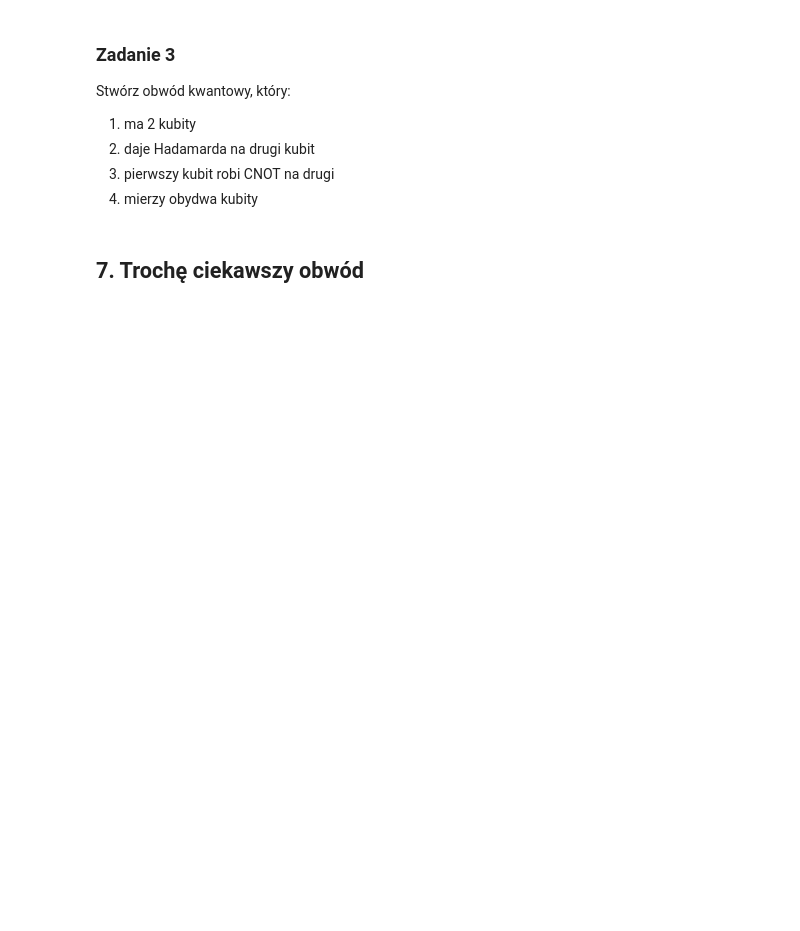
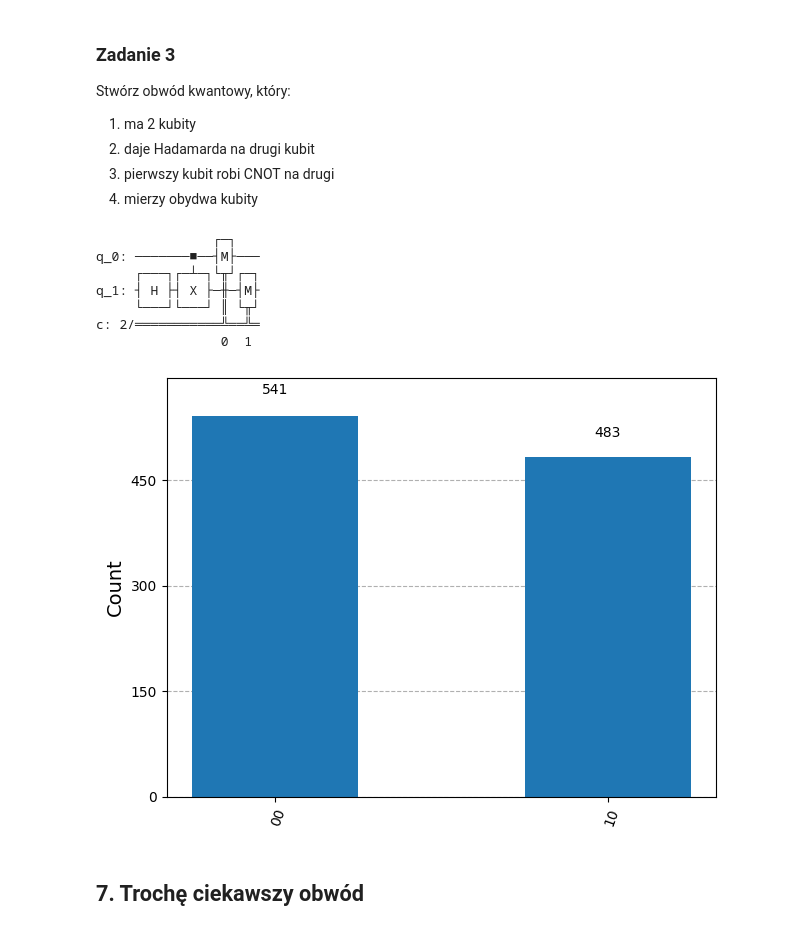
Before and after one commit to T2ooomasz/Masters, a Jupyter notebook: GHOST/GHOST-2.ipynb, the cells around one changed output. Saved outputs shown, nothing was run; the diff lists cells and outputs as text; code cells hidden in the pictures; blank space fills up the shorter version.

```diff
--- a/GHOST/GHOST-2.ipynb
+++ b/GHOST/GHOST-2.ipynb
@@ -314,6 +476,33 @@ Stwórz obwód kwantowy, który:
 # Wykonaj obwód na symulatorze
 
 # Przedstaw wyniki
+# %%
+# Tworzymy obwód składający się z 1 kubita i 1 bita
+qc = QuantumCircuit(2, 2)
+qc.h(1)
+qc.cx(0,1)
+qc.measure(0, 0)
+qc.measure(1, 1)
+
+# Wizualizacja
+print(qc.draw())
+
+# Wykonujemy obwód korzystając z symulatora
+transpiled_qc = transpile(qc, backend)
+job = backend.run(transpiled_qc, shots=1024)
+result = job.result()
+counts = result.get_counts(transpiled_qc)
+
+plot_histogram(counts)
+# %% [output]
+               ┌─┐
+q_0: ───────■──┤M├───
+     ┌───┐┌─┴─┐└╥┘┌─┐
+q_1: ┤ H ├┤ X ├─╫─┤M├
+     └───┘└───┘ ║ └╥┘
+c: 2/═══════════╩══╩═
+                0  1
+[figure, added]
 # %% [markdown]
 ## 7. Trochę ciekawszy obwód
 # %%
```
Also changed, not shown: parts of 16 cells of this notebook.
